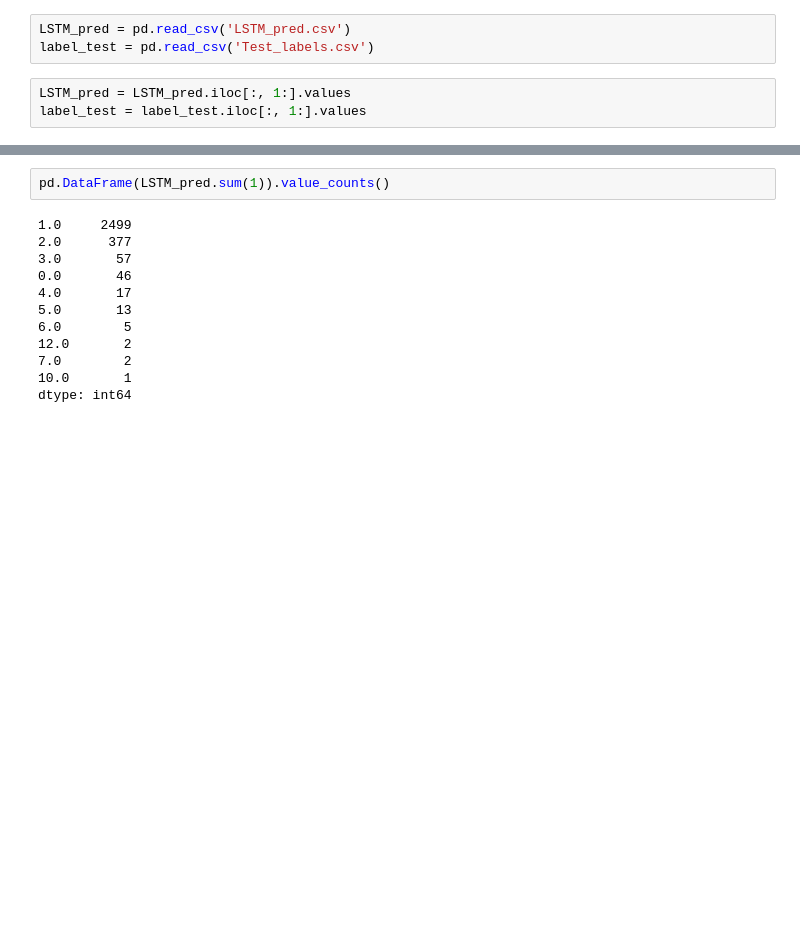
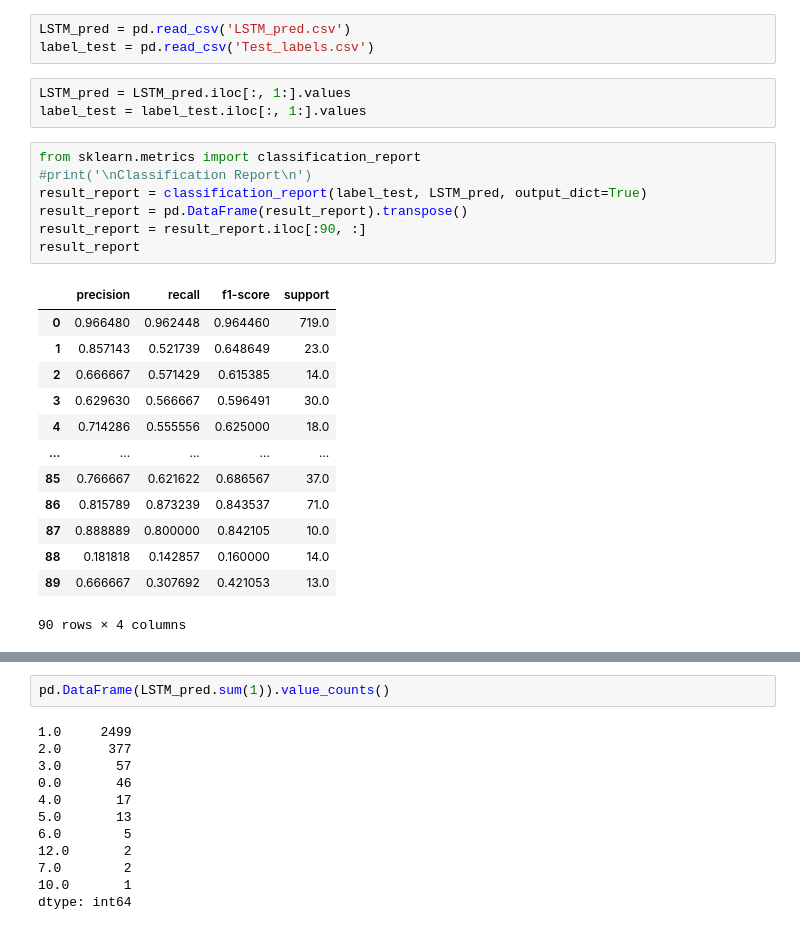
Before and after one commit to leilin-research/reuters, a Jupyter notebook: Reuters_DataVisualization.ipynb, the cells around one changed output, grey strips where cells are left out. Drawn from its saved outputs; the diff is of its cells as text; blank space fills up the shorter version.

```diff
--- a/Reuters_DataVisualization.ipynb
+++ b/Reuters_DataVisualization.ipynb
@@ -498,3 +558,24 @@ label_test = pd.read_csv('Test_labels.csv')
 # %%
 LSTM_pred = LSTM_pred.iloc[:, 1:].values
 label_test = label_test.iloc[:, 1:].values
+# %%
+from sklearn.metrics import classification_report
+#print('\nClassification Report\n')
+result_report = classification_report(label_test, LSTM_pred, output_dict=True)
+result_report = pd.DataFrame(result_report).transpose()
+result_report = result_report.iloc[:90, :]
+result_report
+# %% [output]
+|  | precision | recall | f1-score | support |
+| 0 | 0.966480 | 0.962448 | 0.964460 | 719.0 |
+| 1 | 0.857143 | 0.521739 | 0.648649 | 23.0 |
+| 2 | 0.666667 | 0.571429 | 0.615385 | 14.0 |
+| 3 | 0.629630 | 0.566667 | 0.596491 | 30.0 |
+| 4 | 0.714286 | 0.555556 | 0.625000 | 18.0 |
+| ... | ... | ... | ... | ... |
+| 85 | 0.766667 | 0.621622 | 0.686567 | 37.0 |
+| 86 | 0.815789 | 0.873239 | 0.843537 | 71.0 |
+| 87 | 0.888889 | 0.800000 | 0.842105 | 10.0 |
+| 88 | 0.181818 | 0.142857 | 0.160000 | 14.0 |
+| 89 | 0.666667 | 0.307692 | 0.421053 | 13.0 |
+90 rows × 4 columns
```
Also changed, not shown: parts of 10 cells of this notebook, 1 other file.
